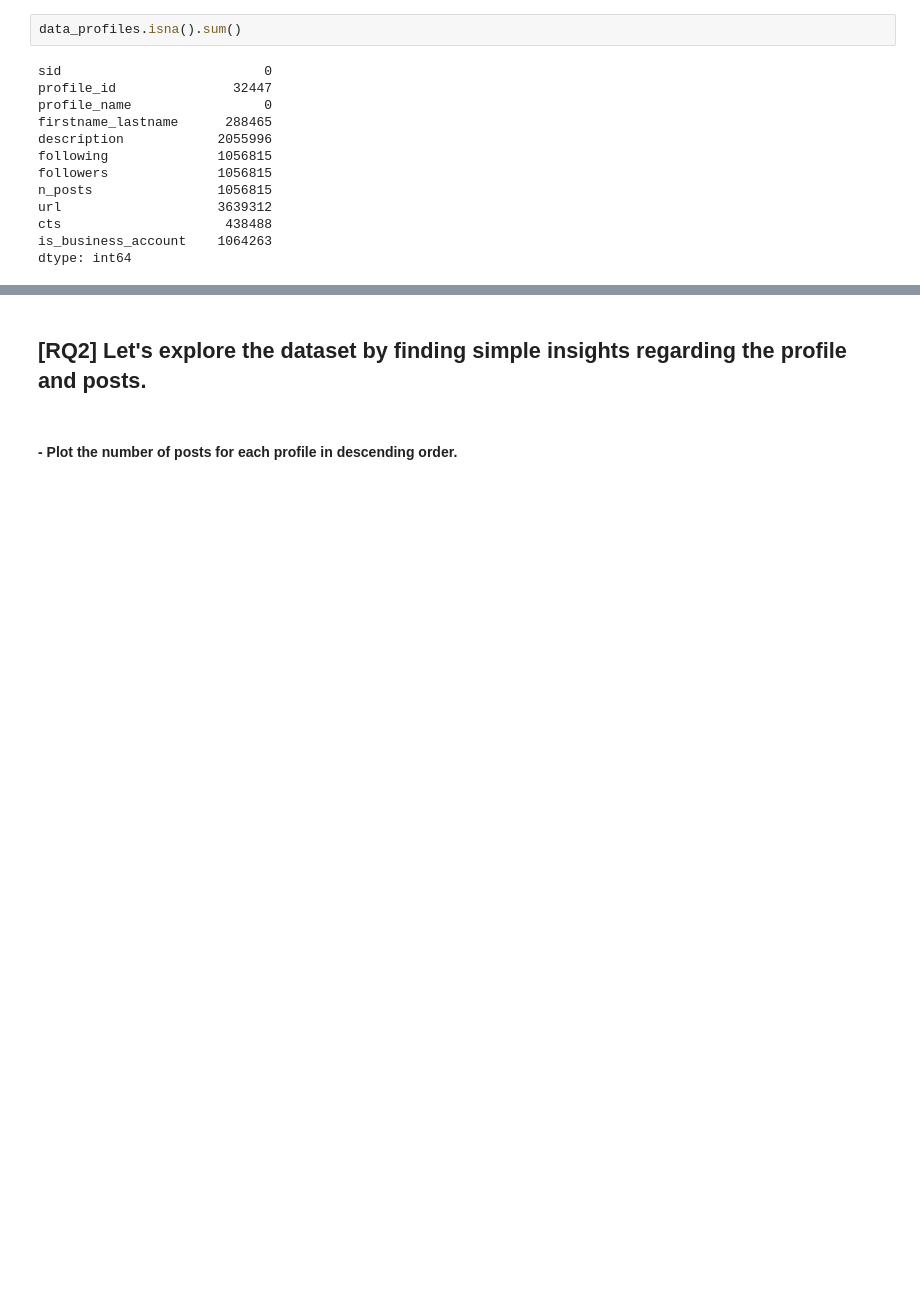
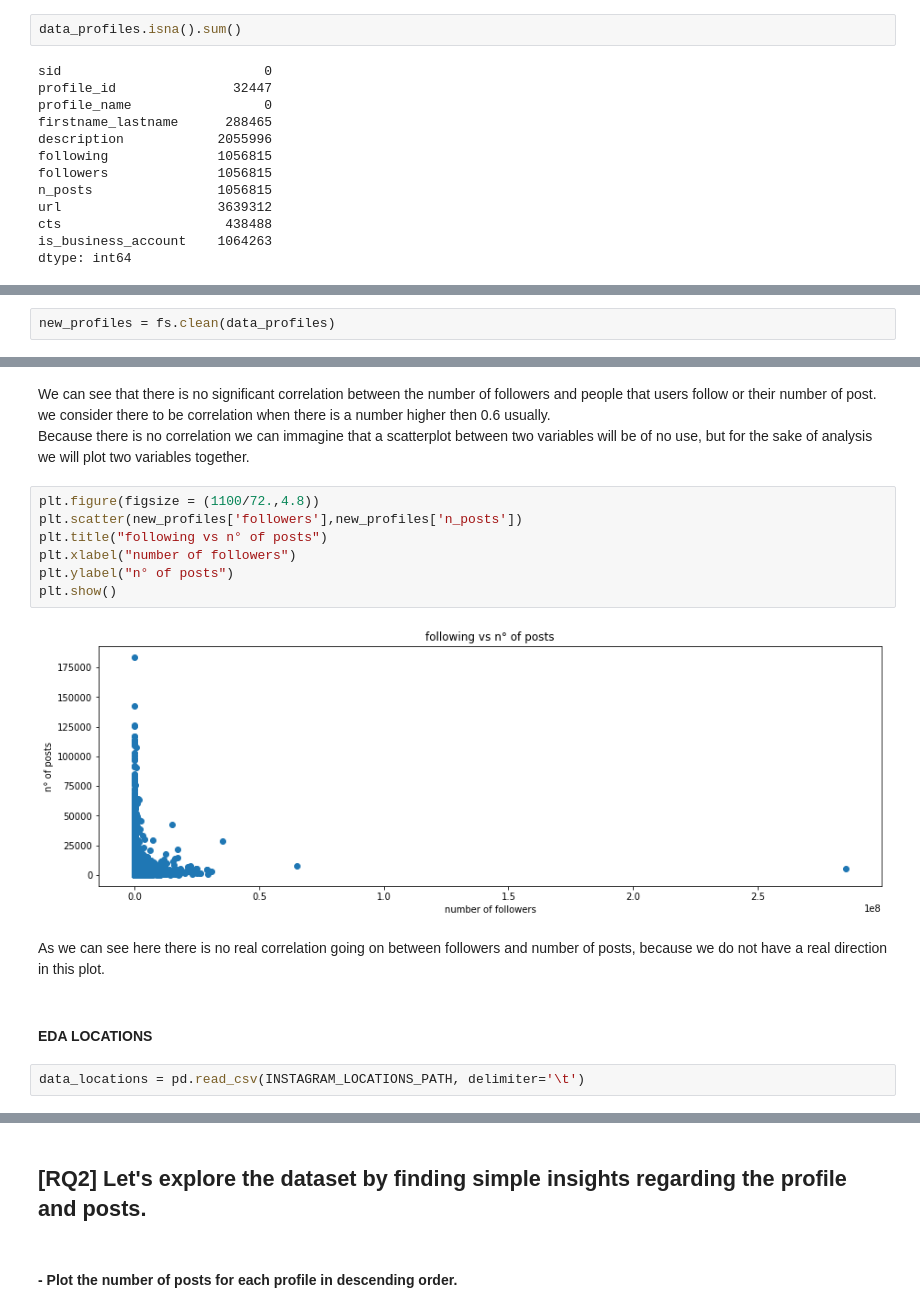
Before and after one commit to Vah1d/ADM-HW2, a Jupyter notebook: HW2.ipynb, the cells around one changed output, grey strips where cells are left out. Drawn from its saved outputs; the diff is of its cells as text; blank space fills up the shorter version.

Commit message:
did Q1 and cleaned a bit

```diff
--- a/HW2.ipynb
+++ b/HW2.ipynb
@@ -33,0 +105,2 @@ dtype: int64
+# %%
+new_profiles = fs.clean(data_profiles)
@@ -33,0 +131,18 @@ dtype: int64
+# %% [markdown]
+We can see that there is no significant correlation between the number of followers and people that users follow or their number of post. we consider there to be correlation when there is a number higher then 0.6 usually.
+Because there is no correlation we can immagine that a scatterplot between two variables will be of no use, but for the sake of analysis we will plot two variables together.
+# %%
+plt.figure(figsize = (1100/72.,4.8))
+plt.scatter(new_profiles['followers'],new_profiles['n_posts'])
+plt.title("following vs n° of posts")
+plt.xlabel("number of followers")
+plt.ylabel("n° of posts")
+plt.show()
+# %% [output]
+[figure, added]
+# %% [markdown]
+As we can see here there is no real correlation going on between followers and number of posts, because we do not have a real direction in this plot.
+# %% [markdown]
+#### EDA LOCATIONS
+# %%
+data_locations = pd.read_csv(INSTAGRAM_LOCATIONS_PATH, delimiter='\t')
```
Also changed, not shown: parts of 24 cells of this notebook, 1 other file.
